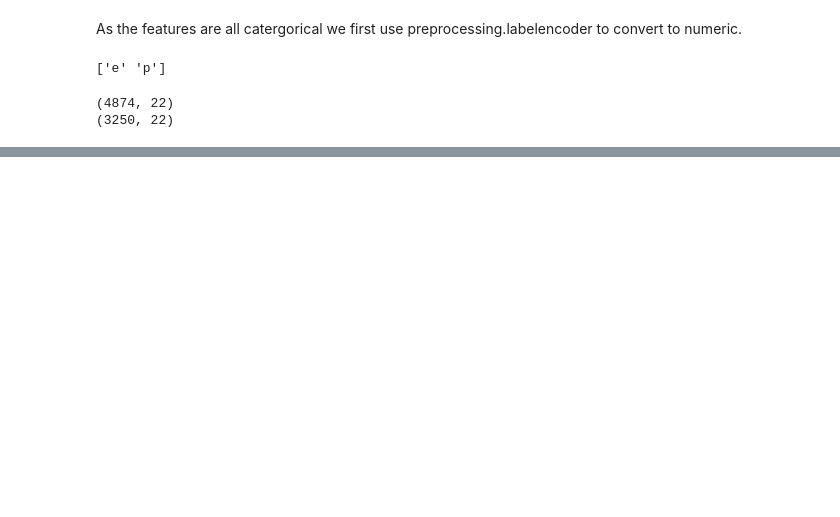
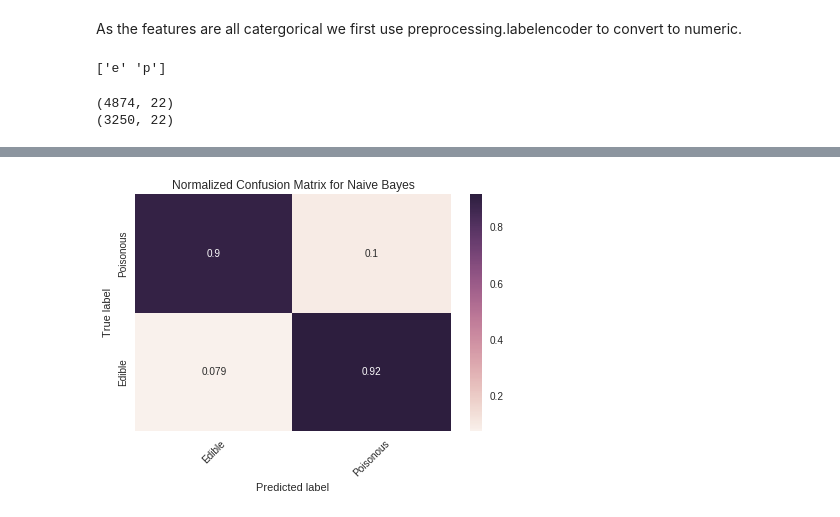
Before and after one commit to StatsRhian/data_science_learning_club, a Jupyter notebook: Activity05/Naive Bayes Mushroom data.ipynb, the cells around one changed output, grey strips where cells are left out. Drawn from its saved outputs; the diff is of its cells as text; code cells hidden in the pictures; blank space fills up the shorter version.

Commit message:
Tested Gaussian Naive Bayes and plotted confusion matrix

```diff
--- a/Activity05/Naive Bayes Mushroom data.ipynb
+++ b/Activity05/Naive Bayes Mushroom data.ipynb
@@ -153,0 +149,11 @@ print(train_predict)
+# %%
+test_predict = skgnb.predict(X_test)
+
+test_matrix = confusion_matrix(y_test, test_predict)
+
+print(test_matrix)
+
+print(sum(y_test==0))
+print(sum(y_test==1))
+print(sum(test_predict==0))
+print(sum(test_predict==1))
@@ -153,0 +184,17 @@ print(train_predict)
+# %%
+normalized_matrix = test_matrix.astype('float') / test_matrix.sum(axis=1)[:, np.newaxis]
+sns.heatmap(normalized_matrix.round(3), annot = True)
+
+classes = ["Edible", "Poisonous"]
+
+# Add title and x, y axis labels
+plt.title("Normalized Confusion Matrix for Naive Bayes")
+plt.tight_layout()
+plt.ylabel('True label')
+plt.xlabel('Predicted label')
+tick_marks = np.arange(len(classes)) + 0.5
+plt.xticks(tick_marks, classes, rotation=45)
+plt.yticks(tick_marks, classes)
+plt.show()
+# %% [output]
+[figure, added]
```
Also changed, not shown: parts of 11 cells of this notebook.
